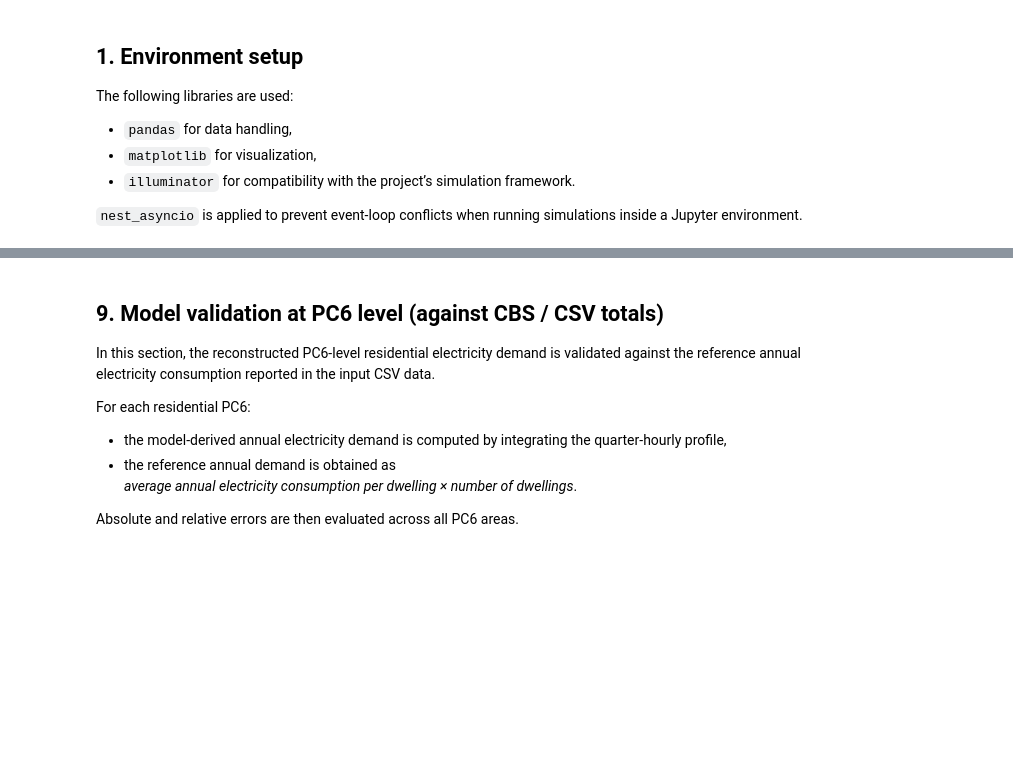
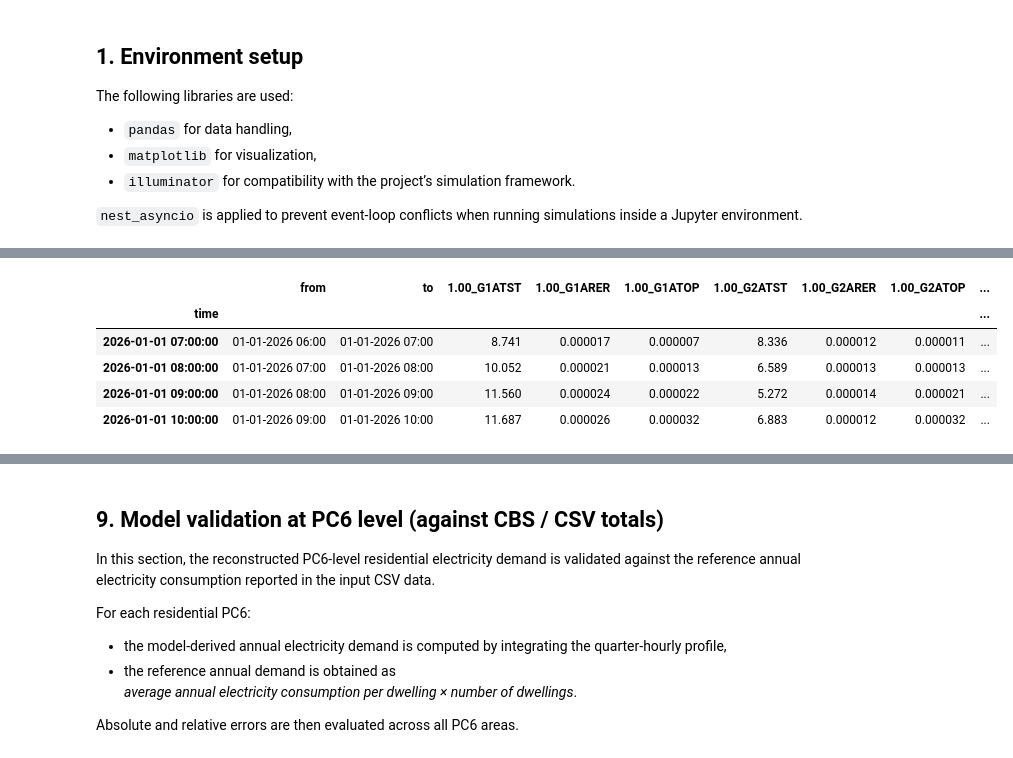
Before and after one commit to Dialectiek/policy-tool-slice, a Jupyter notebook: Alkmaar_load_profiles/alkmaar_load_profiles.ipynb, the cells around one changed output, grey strips where cells are left out. Drawn from its saved outputs; the diff is of its cells as text; code cells hidden in the pictures; blank space fills up the shorter version.

```diff
--- a/Alkmaar_load_profiles/alkmaar_load_profiles.ipynb
+++ b/Alkmaar_load_profiles/alkmaar_load_profiles.ipynb
@@ -121,23 +113,0 @@ pv_annual_df
-# %%
-no_pv_annual_path = Path("data") / "Annual_Energy_Consumption_NoPV.csv"
-
-# detect delimiter
-with open(no_pv_annual_path, "r", encoding="utf-8-sig") as f:
-    first_line = f.readline()
-
-sep_no_pv = ";" if first_line.count(";") > first_line.count(",") else ","
-
-no_pv_annual_df = pd.read_csv(
-    no_pv_annual_path,
-    sep=sep_no_pv,
-    encoding="utf-8-sig",
-    decimal=".",
-)
-
-# clean column names + label column
-no_pv_annual_df.columns = (
-    no_pv_annual_df.columns.astype(str).str.strip().str.replace("\ufeff", "", regex=False)
-)
-no_pv_annual_df["Label"] = no_pv_annual_df["Label"].astype(str).str.strip()
-
-no_pv_annual_df
@@ -473,0 +173,13 @@ The resulting PC6 profiles represent quarter-hourly residential electricity dema
+# %%
+gas_slp_path = Path("data") / "profielen aardgas 2026 versie 1.00.csv"
+
+gas_slp_df = read_dutch_gas_slp_csv(gas_slp_path)
+
+display(gas_slp_df.head(4))
+# %% [output]
+|  | from | to | 1.00_G1ATST | 1.00_G1ARER | 1.00_G1ATOP | 1.00_G2ATST | 1.00_G2ARER | 1.00_G2ATOP | ... |
+| time |  |  |  |  |  |  |  |  | ... |
+| 2026-01-01 07:00:00 | 01-01-2026 06:00 | 01-01-2026 07:00 | 8.741 | 0.000017 | 0.000007 | 8.336 | 0.000012 | 0.000011 | ... |
+| 2026-01-01 08:00:00 | 01-01-2026 07:00 | 01-01-2026 08:00 | 10.052 | 0.000021 | 0.000013 | 6.589 | 0.000013 | 0.000013 | ... |
+| 2026-01-01 09:00:00 | 01-01-2026 08:00 | 01-01-2026 09:00 | 11.560 | 0.000024 | 0.000022 | 5.272 | 0.000014 | 0.000021 | ... |
+| 2026-01-01 10:00:00 | 01-01-2026 09:00 | 01-01-2026 10:00 | 11.687 | 0.000026 | 0.000032 | 6.883 | 0.000012 | 0.000032 | ... |
```
Also changed, not shown: parts of 63 cells of this notebook, 1 other file.
